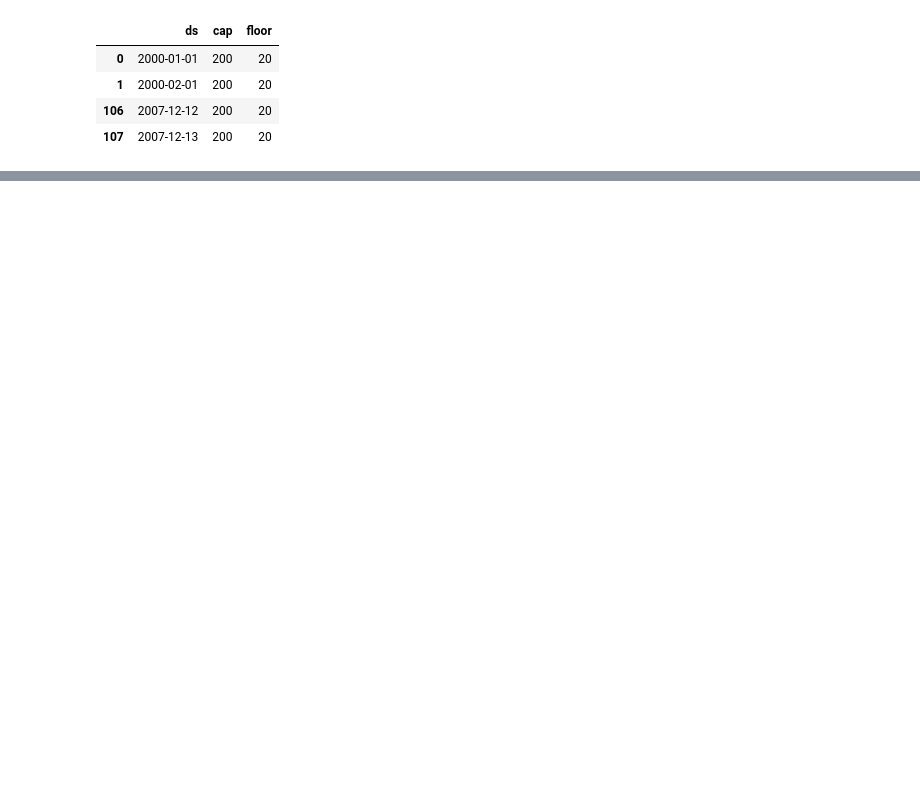
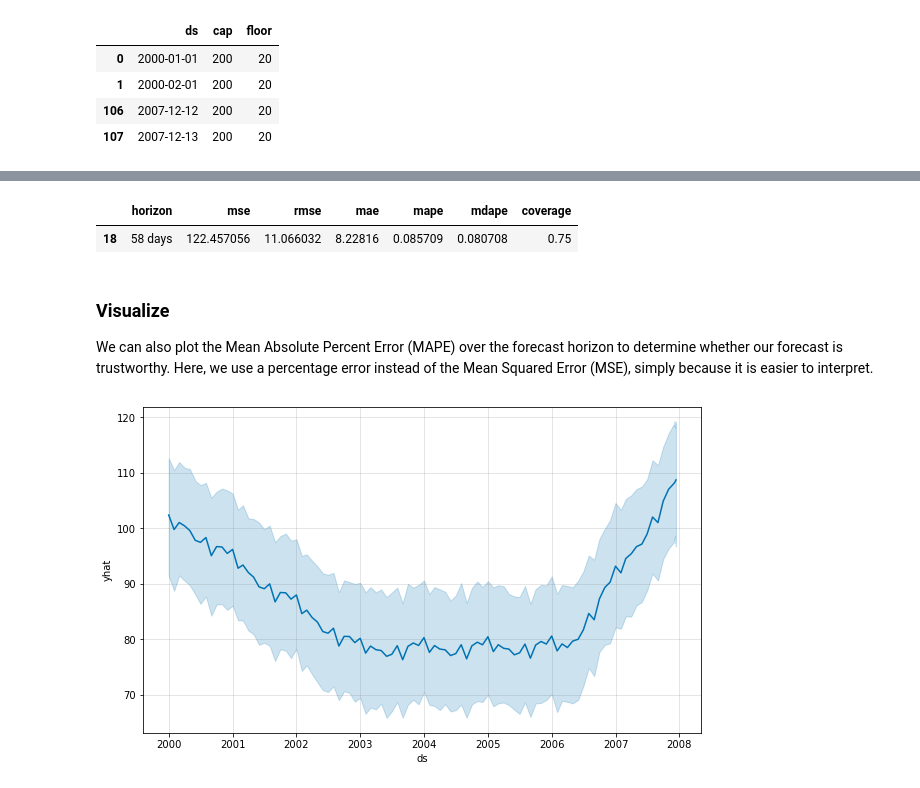
Before and after one commit to gilbert-noriega-ii/time-series-exercises, a Jupyter notebook: stocks_exploration.ipynb, the cells around one changed output, grey strips where cells are left out. Saved outputs shown, nothing was run; the diff lists cells and outputs as text; code cells hidden in the pictures; blank space fills up the shorter version.

```diff
--- a/stocks_exploration.ipynb
+++ b/stocks_exploration.ipynb
@@ -196,0 +346,13 @@ forecast[(forecast['Christmas Day'] +
+# %%
+df_p[df_p.horizon == "58 days"]
+# %% [output]
+|  | horizon | mse | rmse | mae | mape | mdape | coverage |
+| 18 | 58 days | 122.457056 | 11.066032 | 8.22816 | 0.085709 | 0.080708 | 0.75 |
+# %% [markdown]
+### Visualize
+We can also plot the Mean Absolute Percent Error (MAPE) over the forecast horizon to determine whether our forecast is trustworthy. Here, we use a percentage error instead of the Mean Squared Error (MSE), simply because it is easier to interpret.
+# %%
+plot_forecast_component(m, forecast, 'yhat')
+plt.show()
+# %% [output]
+[figure, added]
```
Also changed, not shown: parts of 37 cells of this notebook.
